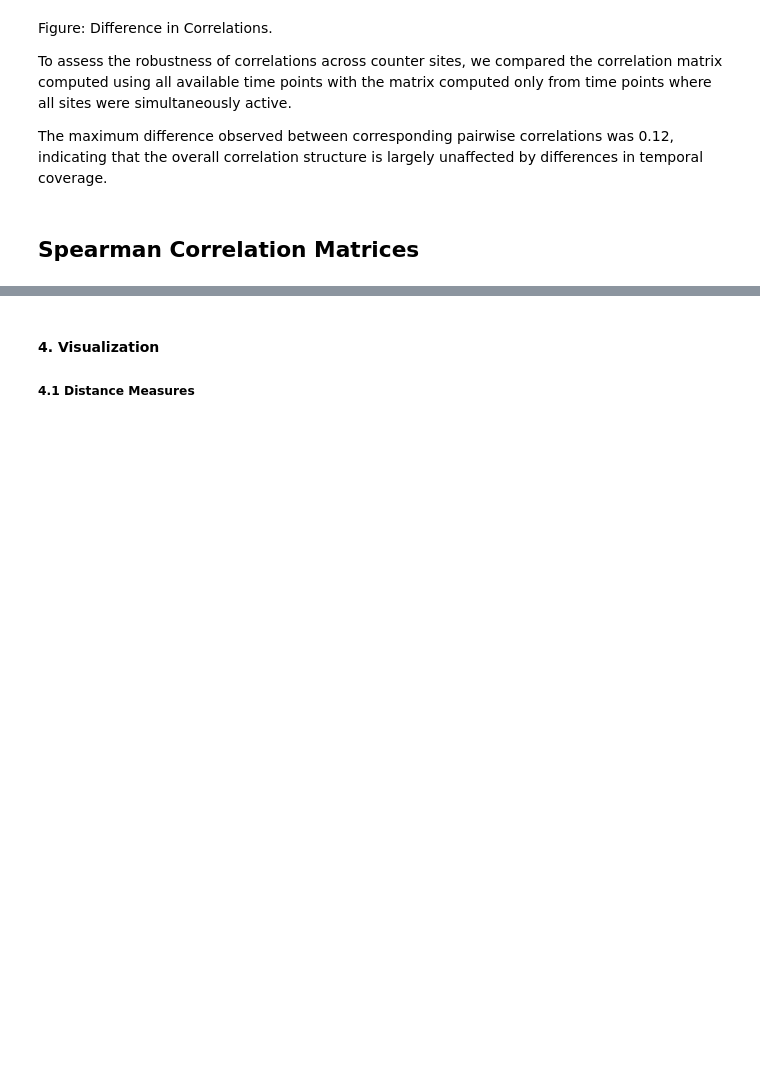
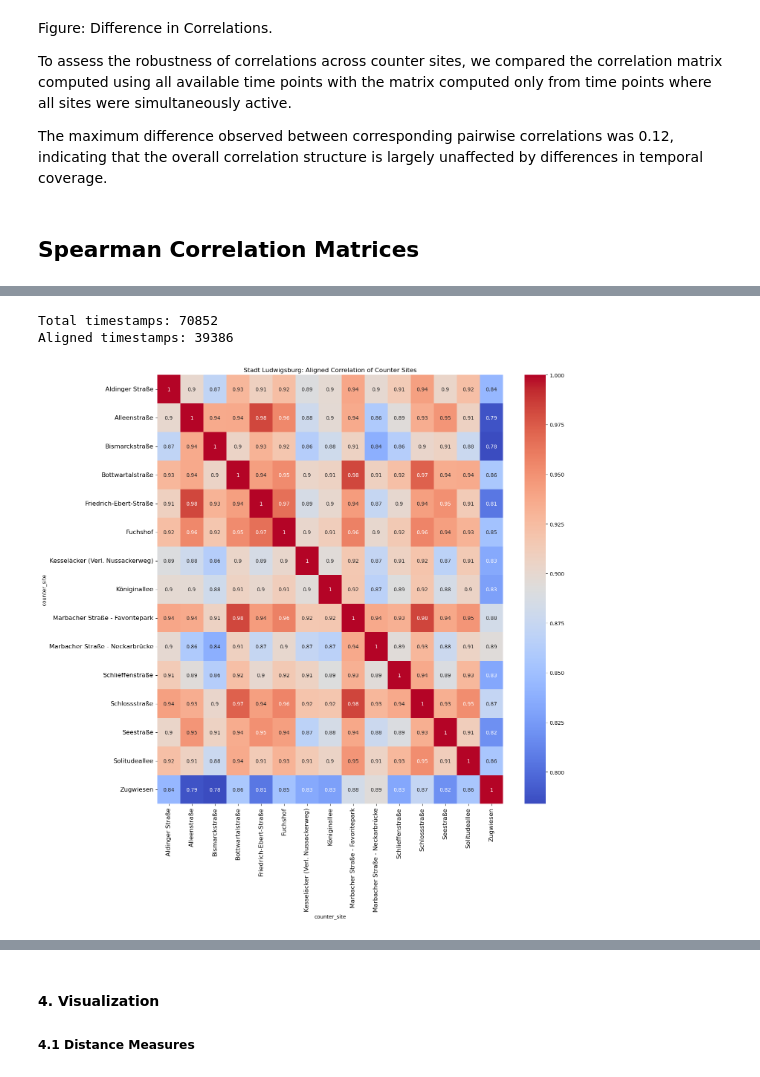
Before and after one commit to cleesee/fahrradzaehler, a Jupyter notebook: notebooks/distcorr_updated.ipynb, the cells around one changed output, grey strips where cells are left out. Saved outputs shown, nothing was run; the diff lists cells and outputs as text; code cells hidden in the pictures; blank space fills up the shorter version.

```diff
--- a/notebooks/distcorr_updated.ipynb
+++ b/notebooks/distcorr_updated.ipynb
@@ -407,0 +431,19 @@ The maximum difference observed between corresponding pairwise correlations was
+# %%
+# 3.7 correlation matrix for just times where all sites have data
+aligned_spearman = df_domain_pivot_spearman.dropna()
+corr_matrix1_spearman = aligned_spearman.corr(method='spearman')
+n_total = len(df_domain_pivot_spearman)
+print("Total timestamps:", n_total)
+n_aligned = len(aligned_spearman)
+print("Aligned timestamps:", n_aligned)
+
+plt.figure(figsize=(15, 15))
+sns.heatmap(corr_matrix1_spearman, annot=True, cmap='coolwarm')
+plt.title(f"{title_domain}: Aligned Correlation of Counter Sites")
+plt.xticks(fontsize=12)
+plt.yticks(fontsize=12)
+plt.show()
+# %% [output]
+Total timestamps: 70852
+Aligned timestamps: 39386
+[figure, added]
```
Also changed, not shown: parts of 7 cells of this notebook.
